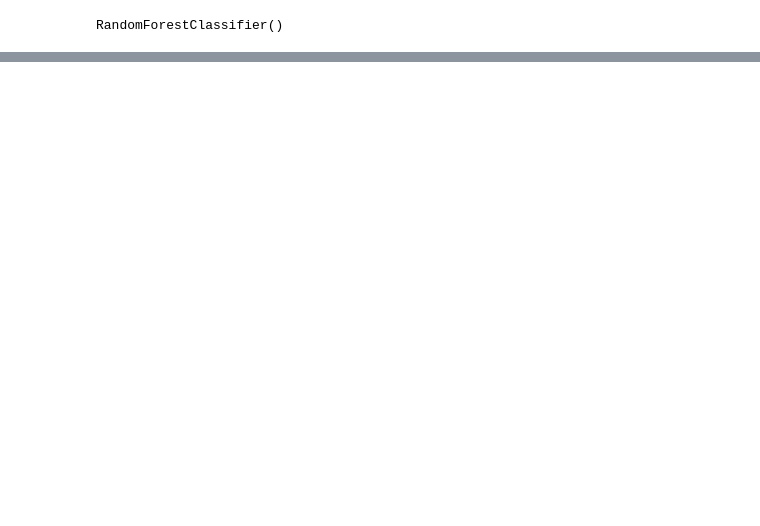
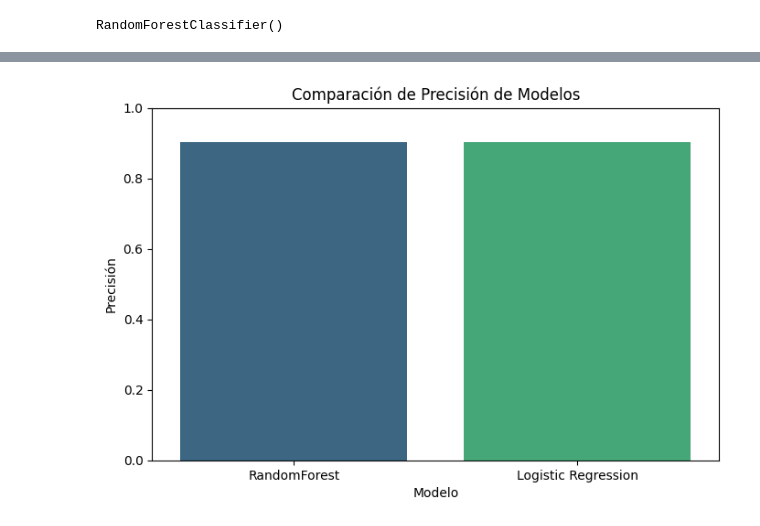
Before and after one commit to Isaac916/ProyectoContaminaci-n, a Jupyter notebook: Proyecto/MachineLearning/machineLearning.ipynb, the cells around one changed output, grey strips where cells are left out. Drawn from its saved outputs; the diff is of its cells as text; code cells hidden in the pictures; blank space fills up the shorter version.

```diff
--- a/Proyecto/MachineLearning/machineLearning.ipynb
+++ b/Proyecto/MachineLearning/machineLearning.ipynb
@@ -198,0 +197,91 @@ print("Mejores parámetros:", clf.best_params_)
+# %%
+import pandas as pd
+import numpy as np
+from sklearn.model_selection import train_test_split
+from sklearn.ensemble import RandomForestClassifier
+from sklearn.linear_model import LogisticRegression
+from sklearn.metrics import accuracy_score
+import matplotlib.pyplot as plt
+import seaborn as sns
+
+# Leer los archivos CSV
+dfElche = pd.read_csv('../Procesamiento/Elche-limpio.csv', sep=';')
+dfOrihuela = pd.read_csv('../Procesamiento/Orihuela-limpio.csv', sep=';')
+dfTorrevieja = pd.read_csv('../Procesamiento/Torrevieja-limpio.csv', sep=';')
+
+# Concatenar los DataFrames
+df_combined = pd.concat([dfElche, dfOrihuela, dfTorrevieja], ignore_index=True)
+
+# Mostrar las últimas 10 filas
+print(df_combined.tail(10))
+
+# Comprobar valores nulos
+print(df_combined.isnull().sum())
+
+# Convertir columnas de tipo 'object' o 'category' a códigos numéricos
+df_combined = df_combined.apply(lambda col: col.astype('category').cat.codes if col.dtypes == 'object' or col.dtypes.name == 'category' else col)
+
+# Imprimir DataFrame
+print(df_combined)
+
+# Seleccionar columnas con menos de 400,000 valores nulos
+columnas_menos_nulos = df_combined.columns[df_combined.isnull().sum() < 400000]
+
+# Rellenar valores nulos con la mediana
+for col in columnas_menos_nulos:
+    df_combined[col].fillna(df_combined[col].median(), inplace=True)
+
+# Comprobar de nuevo los valores nulos
+print(df_combined.isnull().sum())
+
+# Eliminar columnas con más de 400,000 valores nulos
+nulos_por_columna = df_combined.isnull().sum()
+columnas_mas_1000_nulos = nulos_por_columna[nulos_por_columna >= 400000].index
+df_combined.drop(columns=columnas_mas_1000_nulos, inplace=True)
+
+# Comprobar si hay más valores nulos
+print(df_combined.isnull().sum())
+
+# Separar la variable dependiente (SO2) de las independientes
+y = df_combined['SO2']
+X = df_combined.drop(['SO2'], axis=1)
+
+# Dividir en conjuntos de entrenamiento y prueba
+X_train, X_test, y_train, y_test = train_test_split(X, y, test_size=0.2, random_state=0)
+
+# Inicializar los modelos
+rf_model = RandomForestClassifier()
+lr_model = LogisticRegression(max_iter=1000)
+
+
+# Entrenar los modelos
+rf_model.fit(X_train, y_train)
+lr_model.fit(X_train, y_train)
+
+# Hacer predicciones
+rf_predictions = rf_model.predict(X_test)
+lr_predictions = lr_model.predict(X_test)
+
+
+# Evaluar precisión de ambos modelos
+rf_accuracy = accuracy_score(y_test, rf_predictions)
+lr_accuracy = accuracy_score(y_test, lr_predictions)
+
+
+# Mostrar precisión de ambos modelos
+print(f"Precisión de RandomForest: {rf_accuracy * 100:.2f}%")
+print(f"Precisión de LogisticRegression: {lr_accuracy * 100:.2f}%")
+
+# Graficar resultados
+models = ['RandomForest', 'Logistic Regression']
+accuracies = [rf_accuracy, lr_accuracy]
+
+# Configuración de las gráficas
+plt.figure(figsize=(8, 5))
+sns.barplot(x=models, y=accuracies, palette='viridis')
+plt.title('Comparación de Precisión de Modelos')
+plt.xlabel('Modelo')
+plt.ylabel('Precisión')
+plt.ylim(0, 1)
+plt.show()
+# %% [output]
@@ -198,0 +342 @@ print("Mejores parámetros:", clf.best_params_)
+[figure, added]
```
Also changed, not shown: parts of 20 cells of this notebook.
